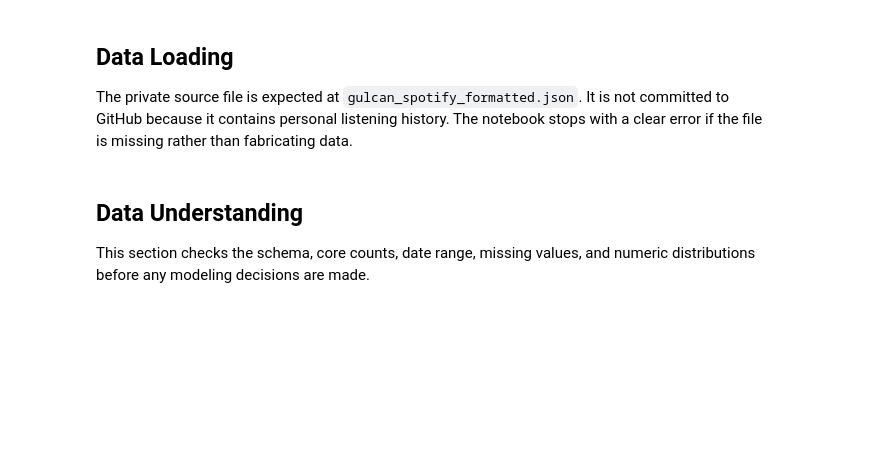
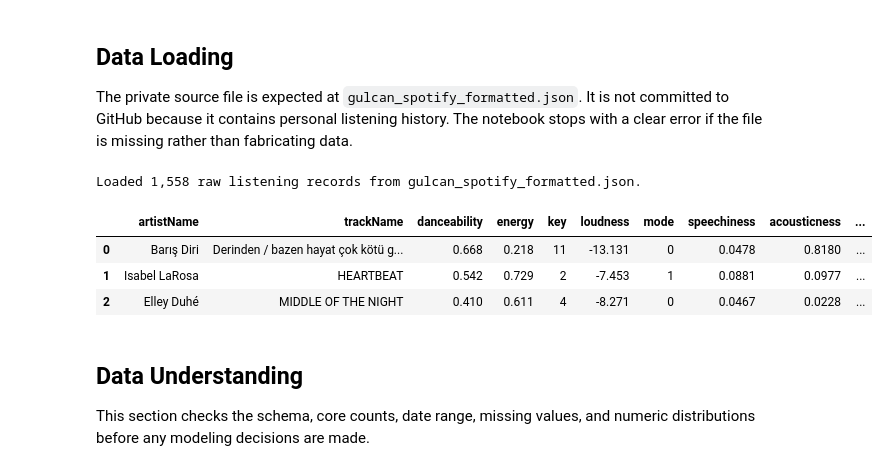
Before and after one commit to aysegulcanyoruk/DSA210Project, a Jupyter notebook: milestone2.ipynb, the cells around one changed output. Drawn from its saved outputs; the diff is of its cells as text; code cells hidden in the pictures; blank space fills up the shorter version.

Commit message:
Run milestone 2 models and update report results

```diff
--- a/milestone2.ipynb
+++ b/milestone2.ipynb
@@ -52,37 +52,48 @@ from sklearn.pipeline import Pipeline
 from sklearn.preprocessing import FunctionTransformer, OneHotEncoder, StandardScaler
 from sklearn.svm import SVC
 from sklearn.tree import DecisionTreeClassifier
 
 warnings.filterwarnings("ignore")
 
 RANDOM_STATE = 42
 DATA_FILE = Path("gulcan_spotify_formatted.json")
 FIGURE_DIR = Path("reports") / "figures"
+IMAGE_DIR = Path("images")
 FIGURE_DIR.mkdir(parents=True, exist_ok=True)
+IMAGE_DIR.mkdir(parents=True, exist_ok=True)
 
 sns.set_theme(style="whitegrid", palette="muted")
 plt.rcParams.update({"figure.dpi": 150, "font.size": 11})
 
 
 def save_current_figure(filename):
-    """Save the active matplotlib figure into reports/figures."""
-    path = FIGURE_DIR / filename
-    plt.savefig(path, bbox_inches="tight")
-    print(f"Saved: {path}")
+    """Save the active matplotlib figure into reports/figures and images."""
+    report_path = FIGURE_DIR / filename
+    image_path = IMAGE_DIR / filename
+    plt.savefig(report_path, bbox_inches="tight")
+    plt.savefig(image_path, bbox_inches="tight")
+    print(f"Saved: {report_path}")
+    print(f"Saved: {image_path}")
 
 
 if not DATA_FILE.exists():
     raise FileNotFoundError(
         "Private data file not found. Place gulcan_spotify_formatted.json in the project root "
         "and rerun the notebook. The file is intentionally excluded from GitHub."
     )
 
 with DATA_FILE.open(encoding="utf-8") as f:
     raw = json.load(f)
 
 df = pd.DataFrame(raw)
 print(f"Loaded {len(df):,} raw listening records from {DATA_FILE}.")
 df.head(3)
+# %% [output]
+Loaded 1,558 raw listening records from gulcan_spotify_formatted.json.
+|  | artistName | trackName | danceability | energy | key | loudness | mode | speechiness | acousticness | ... |
+| 0 | Barış Diri | Derinden / bazen hayat çok kötü g... | 0.668 | 0.218 | 11 | -13.131 | 0 | 0.0478 | 0.8180 | ... |
+| 1 | Isabel LaRosa | HEARTBEAT | 0.542 | 0.729 | 2 | -7.453 | 1 | 0.0881 | 0.0977 | ... |
+| 2 | Elley Duhé | MIDDLE OF THE NIGHT | 0.410 | 0.611 | 4 | -8.271 | 0 | 0.0467 | 0.0228 | ... |
 # %% [markdown]
 ## Data Understanding
 
```
Also changed, not shown: parts of 13 cells of this notebook, 55 other files.
